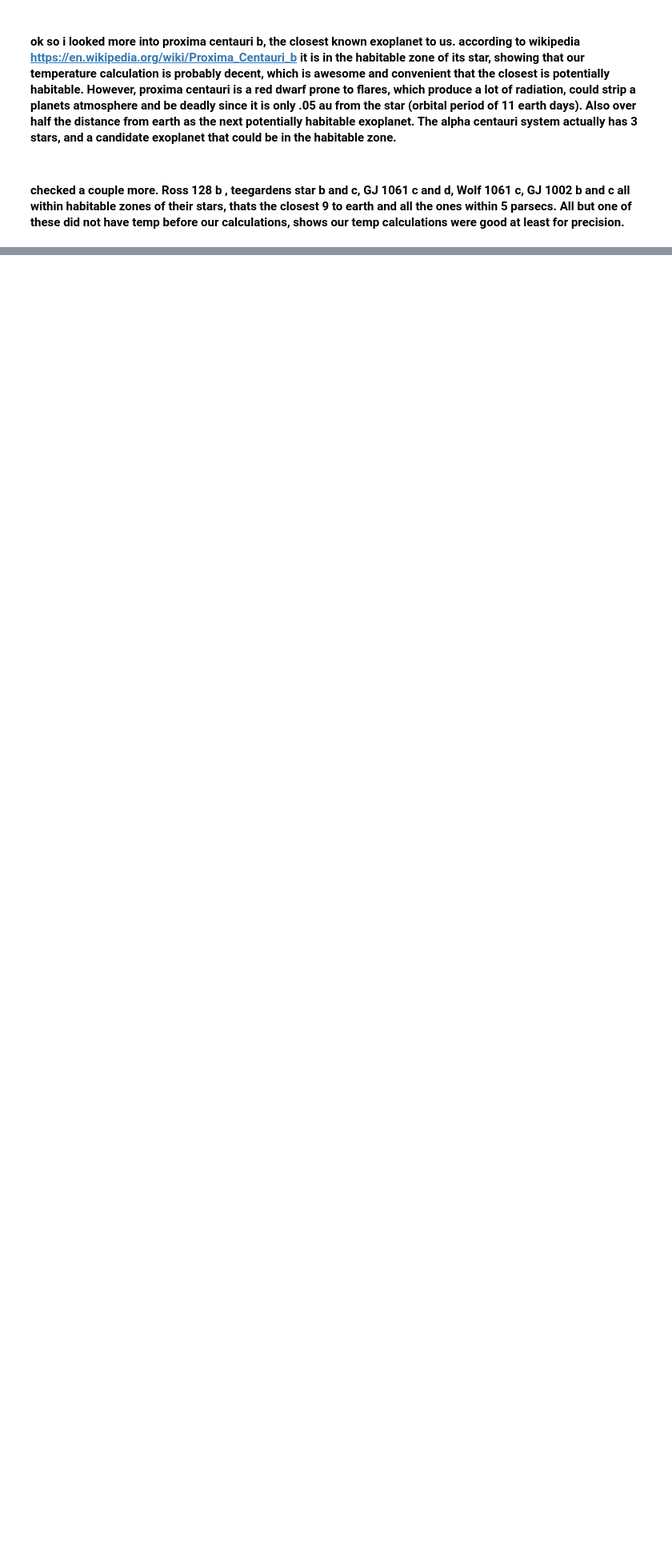
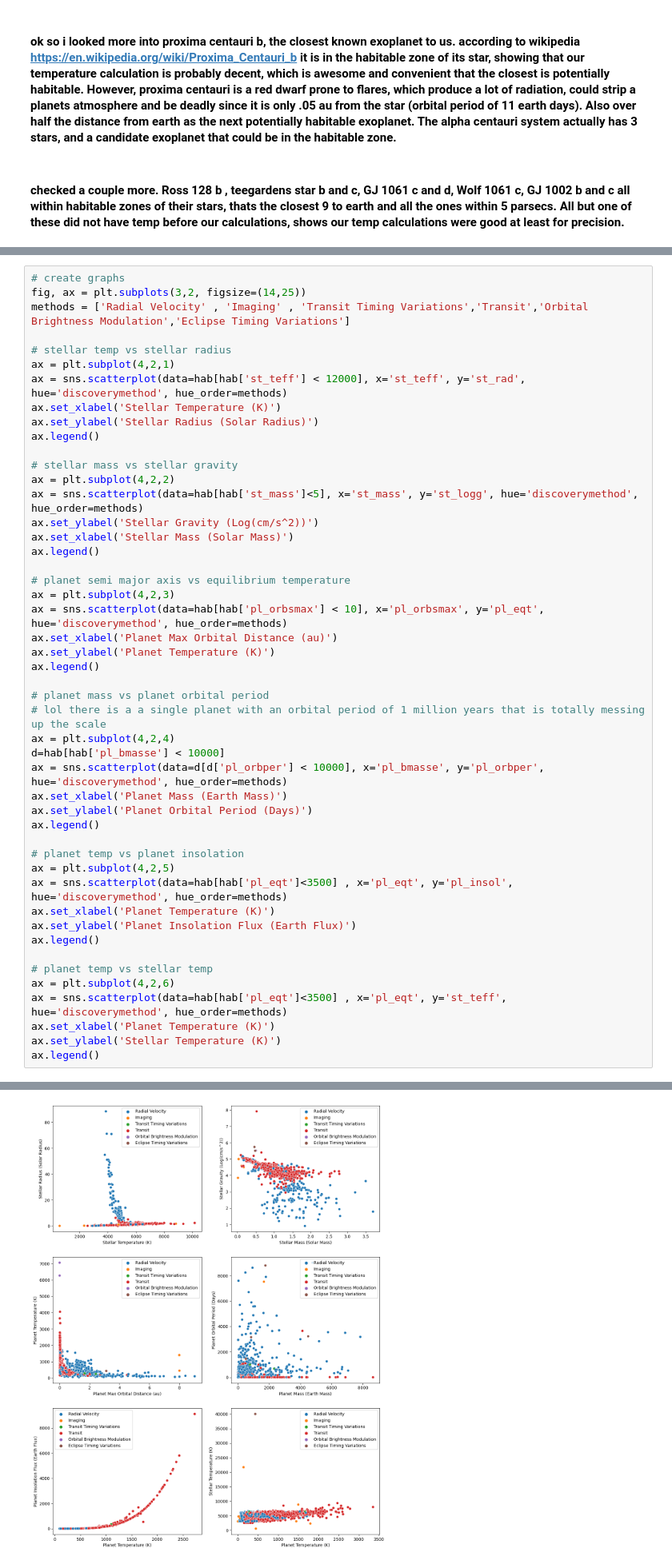
Before and after one commit to sethbeckett/cs6830_final_project, a Jupyter notebook: Carson-New.ipynb, the cells around one changed output, grey strips where cells are left out. Shown at 80% size. Saved outputs shown, nothing was run; the diff lists cells and outputs as text; blank space fills up the shorter version.

```diff
--- a/Carson-New.ipynb
+++ b/Carson-New.ipynb
@@ -200,3 +197,52 @@ summary
 | Radial Velocity | 639 | 1.488081 | 5040.159718 | 4.558091 | 481.665549 | 101.257104 | 0.190923 |
 | Transit | 3885 | 0.117606 | 5427.426914 | 1.011323 | 928.180437 | 646.125970 | 0.016474 |
 | Transit Timing Variations | 11 | 0.569316 | 5510.181818 | 1.030909 | 643.197994 | 496.481309 | 0.272727 |
+# %%
+# create graphs
+fig, ax = plt.subplots(3,2, figsize=(14,25))
+methods = ['Radial Velocity' , 'Imaging' , 'Transit Timing Variations','Transit','Orbital Brightness Modulation','Eclipse Timing Variations']
+
+# stellar temp vs stellar radius
+ax = plt.subplot(4,2,1)
+ax = sns.scatterplot(data=hab[hab['st_teff'] < 12000], x='st_teff', y='st_rad', hue='discoverymethod', hue_order=methods)
+ax.set_xlabel('Stellar Temperature (K)')
+ax.set_ylabel('Stellar Radius (Solar Radius)')
+ax.legend()
+
+# stellar mass vs stellar gravity
+ax = plt.subplot(4,2,2)
+ax = sns.scatterplot(data=hab[hab['st_mass']<5], x='st_mass', y='st_logg', hue='discoverymethod', hue_order=methods)
+ax.set_ylabel('Stellar Gravity (Log(cm/s^2))')
+ax.set_xlabel('Stellar Mass (Solar Mass)')
+ax.legend()
+
+# planet semi major axis vs equilibrium temperature
+ax = plt.subplot(4,2,3)
+ax = sns.scatterplot(data=hab[hab['pl_orbsmax'] < 10], x='pl_orbsmax', y='pl_eqt', hue='discoverymethod', hue_order=methods)
+ax.set_xlabel('Planet Max Orbital Distance (au)')
+ax.set_ylabel('Planet Temperature (K)')
+ax.legend()
+
+# planet mass vs planet orbital period
+# lol there is a a single planet with an orbital period of 1 million years that is totally messing up the scale
+ax = plt.subplot(4,2,4)
+d=hab[hab['pl_bmasse'] < 10000]
+ax = sns.scatterplot(data=d[d['pl_orbper'] < 10000], x='pl_bmasse', y='pl_orbper', hue='discoverymethod', hue_order=methods)
+ax.set_xlabel('Planet Mass (Earth Mass)')
+ax.set_ylabel('Planet Orbital Period (Days)')
+ax.legend()
+
+# planet temp vs planet insolation
+ax = plt.subplot(4,2,5)
+ax = sns.scatterplot(data=hab[hab['pl_eqt']<3500] , x='pl_eqt', y='pl_insol', hue='discoverymethod', hue_order=methods)
+ax.set_xlabel('Planet Temperature (K)')
+ax.set_ylabel('Planet Insolation Flux (Earth Flux)')
+ax.legend()
+
+# planet temp vs stellar temp
+ax = plt.subplot(4,2,6)
+ax = sns.scatterplot(data=hab[hab['pl_eqt']<3500] , x='pl_eqt', y='st_teff', hue='discoverymethod', hue_order=methods)
+ax.set_xlabel('Planet Temperature (K)')
+ax.set_ylabel('Stellar Temperature (K)')
+ax.legend()
+# %% [output]
@@ -202,0 +250 @@ summary
+[figure, added]
```
Also changed, not shown: parts of 22 cells of this notebook.
